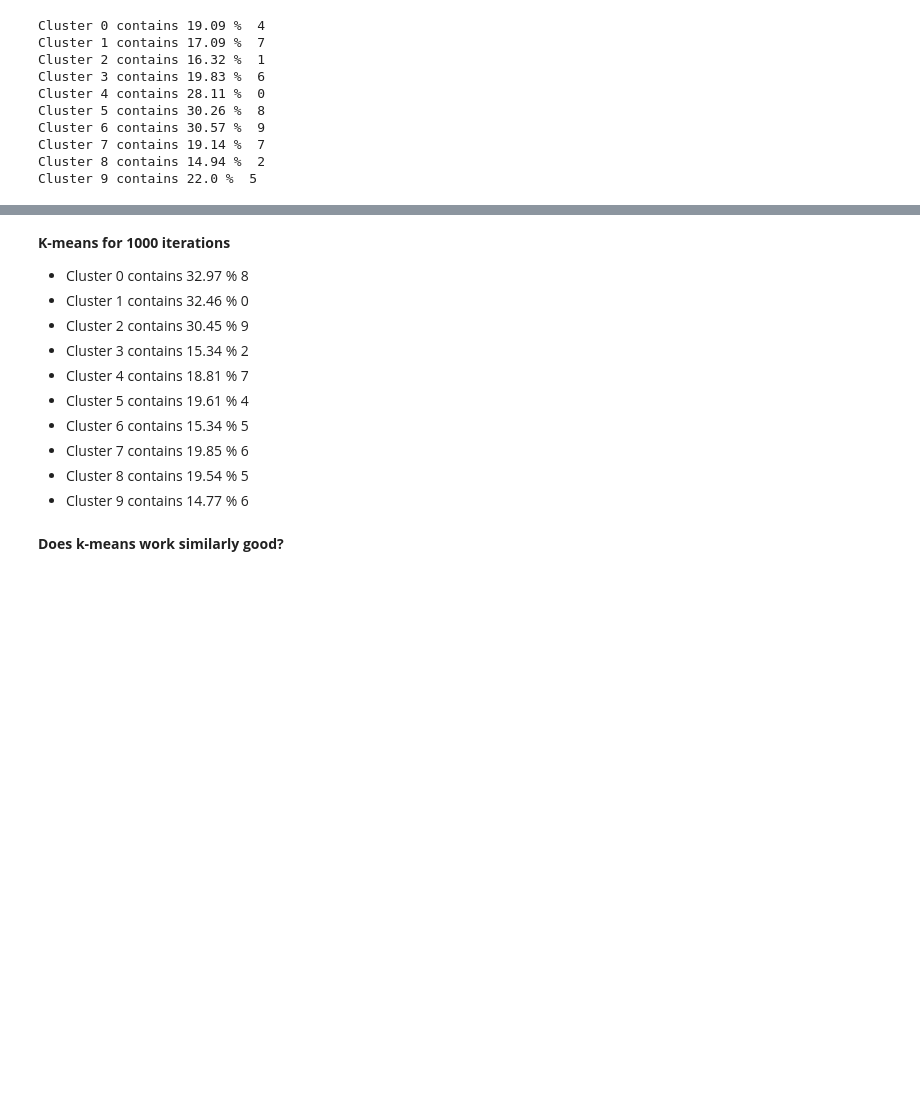
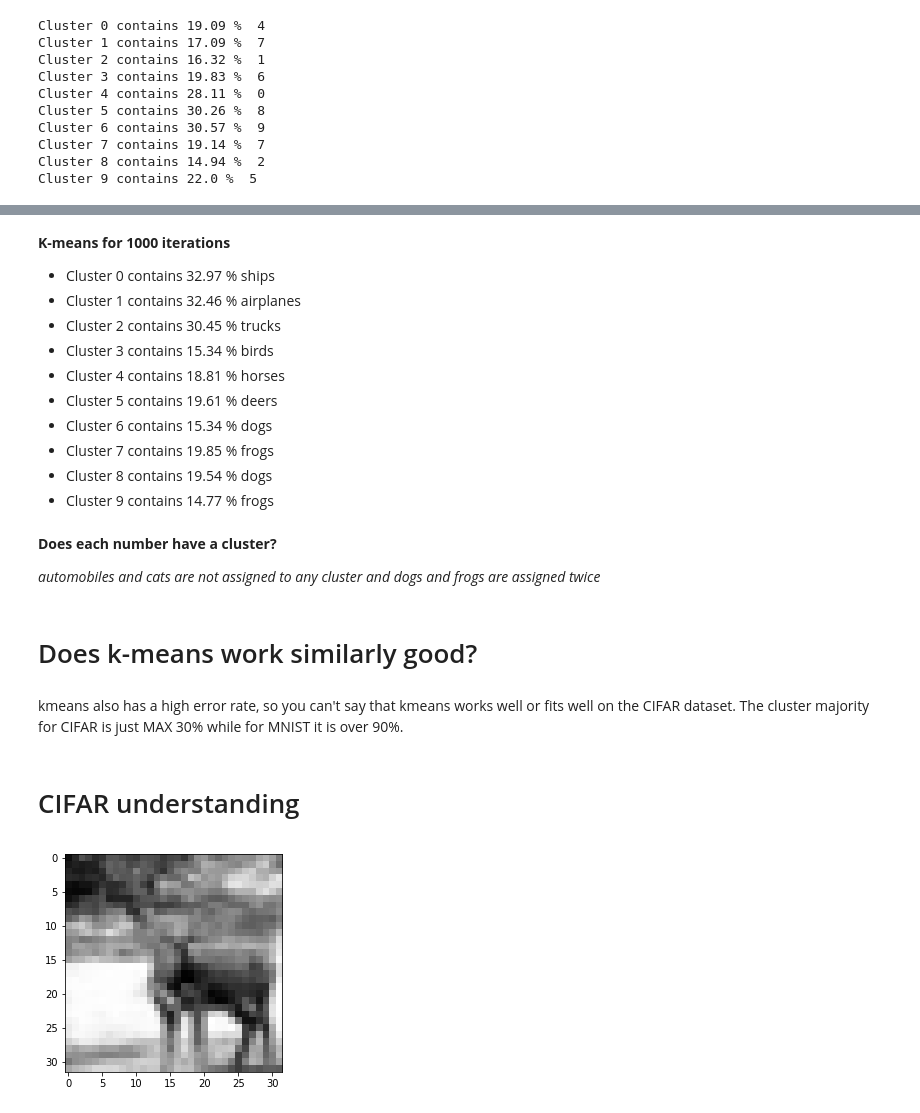
Before and after one commit to oliveralbrecht94/ATDIT2, a Jupyter notebook: Solution/Task E.ipynb, the cells around one changed output, grey strips where cells are left out. Saved outputs shown, nothing was run; the diff lists cells and outputs as text; code cells hidden in the pictures; blank space fills up the shorter version.

```diff
--- a/Solution/Task E.ipynb
+++ b/Solution/Task E.ipynb
@@ -432,15 +418,29 @@ Cluster 9 contains 22.0 %  5
 # %% [markdown]
 **K-means for 1000 iterations**
 
-* Cluster 0 contains 32.97 %  8
-* Cluster 1 contains 32.46 %  0
-* Cluster 2 contains 30.45 %  9
-* Cluster 3 contains 15.34 %  2
-* Cluster 4 contains 18.81 %  7
-* Cluster 5 contains 19.61 %  4
-* Cluster 6 contains 15.34 %  5
-* Cluster 7 contains 19.85 %  6
-* Cluster 8 contains 19.54 %  5
-* Cluster 9 contains 14.77 %  6
+
+* Cluster 0 contains 32.97 %  ships
+* Cluster 1 contains 32.46 %  airplanes
+* Cluster 2 contains 30.45 %  trucks
+* Cluster 3 contains 15.34 %  birds
+* Cluster 4 contains 18.81 %  horses
+* Cluster 5 contains 19.61 %  deers
+* Cluster 6 contains 15.34 %  dogs
+* Cluster 7 contains 19.85 %  frogs
+* Cluster 8 contains 19.54 %  dogs
+* Cluster 9 contains 14.77 %  frogs
+# %% [markdown]
+**Does each number have a cluster?**
+
+*automobiles and cats are not assigned to any cluster and dogs and frogs are assigned twice*
 # %% [markdown]
-**Does k-means work similarly good?**
+# Does k-means work similarly good?
+# %% [markdown]
+kmeans also has a high error rate, so you can't say that kmeans works well or fits well on the CIFAR dataset. The cluster majority for CIFAR is just MAX 30% while for MNIST it is over 90%.
+# %% [markdown]
+# CIFAR understanding
+# %%
+ plt.imshow(rgb2gray(train_images[1001]))
+plt.show()
+# %% [output]
+[figure, added]
```
Also changed, not shown: parts of 19 cells of this notebook.
